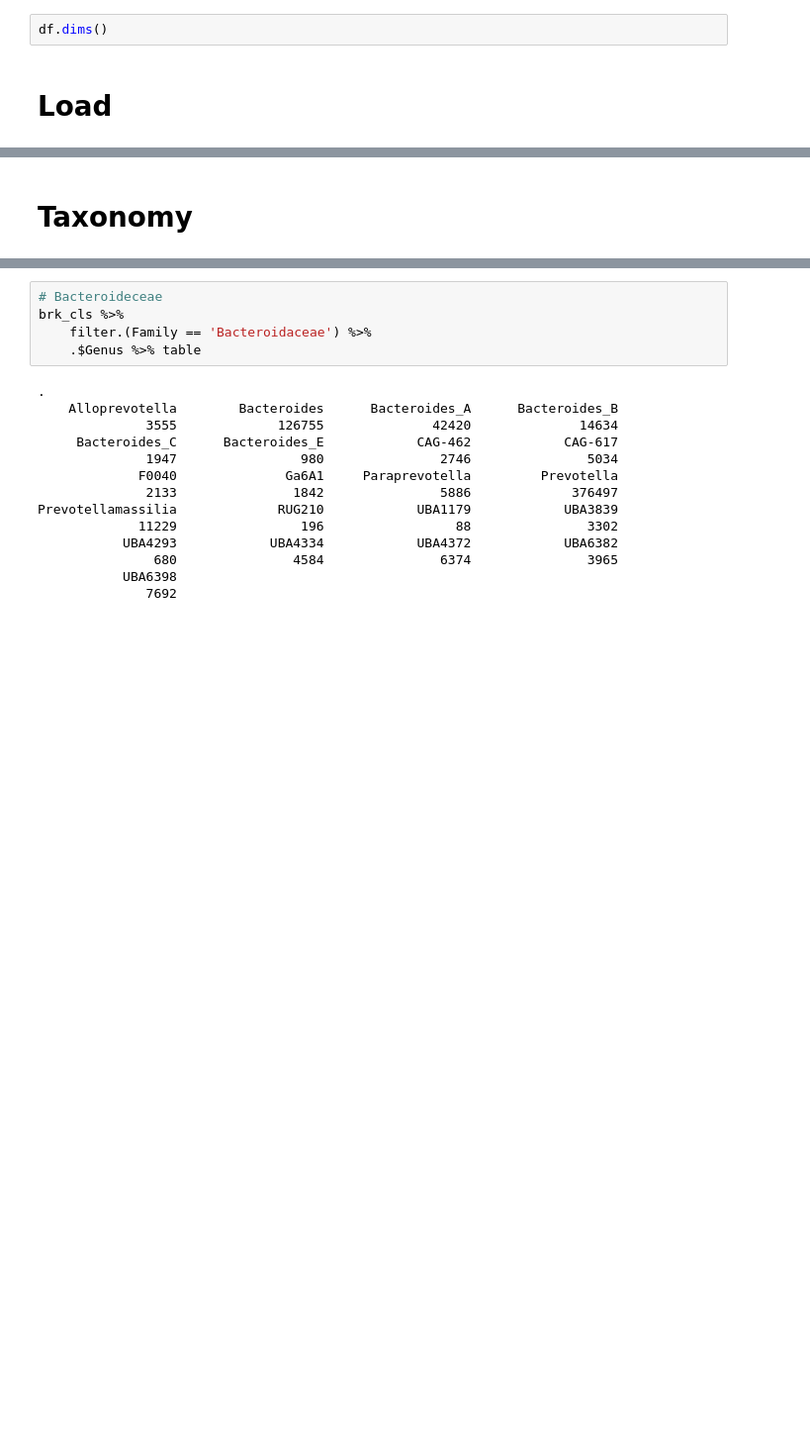
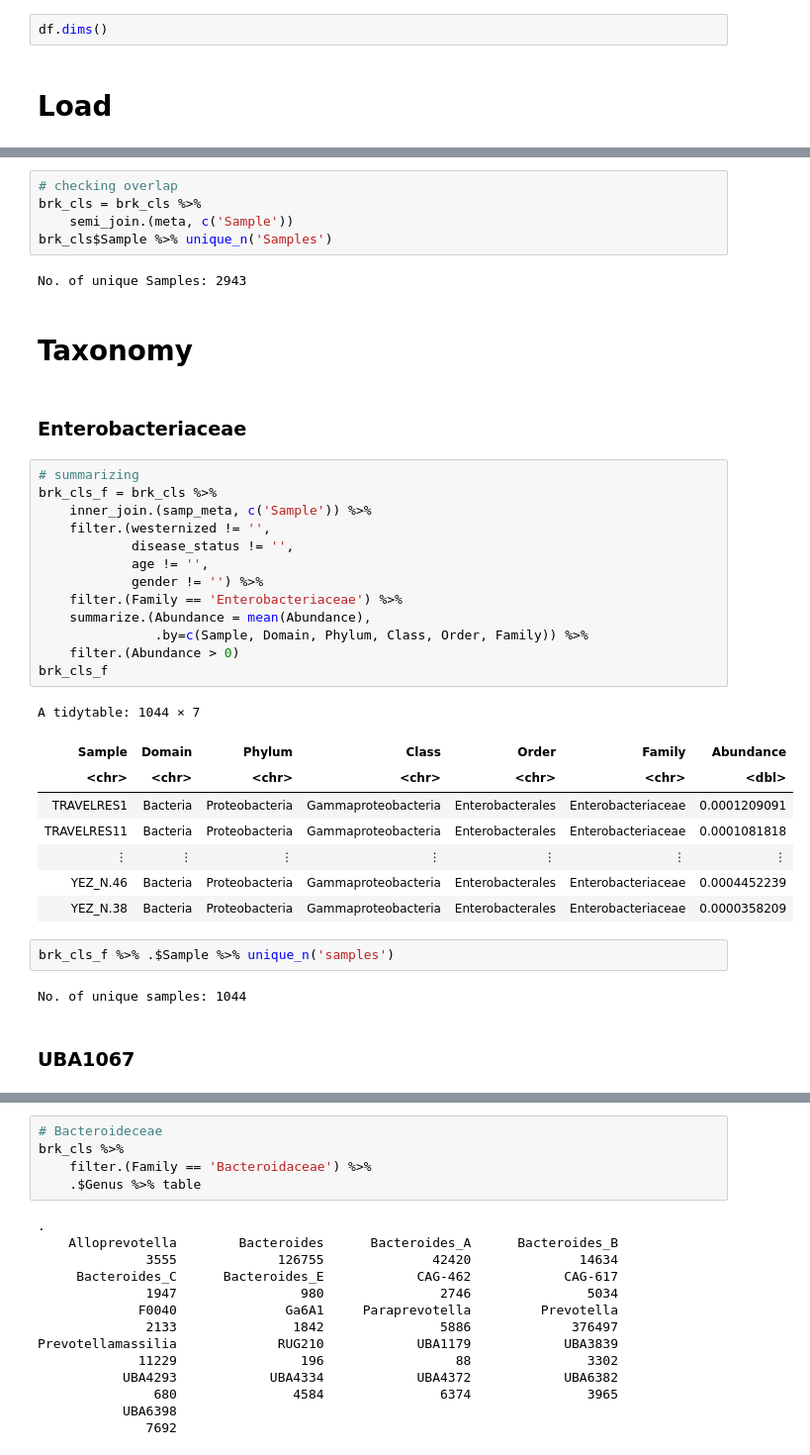
Before and after one commit to leylabmpi/global_metagenome_diversity, a Jupyter notebook: ipynb/01_data_explore/09_taxonomy_explore.ipynb, the cells around one changed output, grey strips where cells are left out. Shown at 99% size. Saved outputs shown, nothing was run; the diff lists cells and outputs as text; blank space fills up the shorter version.

```diff
--- a/ipynb/01_data_explore/09_taxonomy_explore.ipynb
+++ b/ipynb/01_data_explore/09_taxonomy_explore.ipynb
@@ -48,5 +77,42 @@ A tidytable: 4427630 × 13
 | ⋮ | ⋮ | ⋮ | ⋮ | ⋮ | ⋮ | ⋮ | ⋮ | ⋮ | ⋮ | ⋮ | ... |
 | YuJ_2015 | s__Serratia_grimesii | 121568 | S | Bacteria | Proteobacteria | Gammaproteobacteria | Enterobacterales | Enterobacteriaceae | Serratia | Serratia grimesii | ... |
 | YuJ_2015 | s__Bacteroides_A_sp002161565 | 119189 | S | Bacteria | Bacteroidota | Bacteroidia | Bacteroidales | Bacteroidaceae | Bacteroides_A | Bacteroides_A sp002161565 | ... |
+# %%
+# checking overlap
+brk_cls = brk_cls %>%
+    semi_join.(meta, c('Sample'))
+brk_cls$Sample %>% unique_n('Samples')
+# %% [output]
+No. of unique Samples: 2943
 # %% [markdown]
 # Taxonomy
+# %% [markdown]
+### Enterobacteriaceae
+# %%
+# summarizing
+brk_cls_f = brk_cls %>%
+    inner_join.(samp_meta, c('Sample')) %>%
+    filter.(westernized != '',
+            disease_status != '',
+            age != '',
+            gender != '') %>%
+    filter.(Family == 'Enterobacteriaceae') %>%
+    summarize.(Abundance = mean(Abundance),
+               .by=c(Sample, Domain, Phylum, Class, Order, Family)) %>%
+    filter.(Abundance > 0)
+brk_cls_f
+# %% [output]
+A tidytable: 1044 × 7
+| Sample | Domain | Phylum | Class | Order | Family | Abundance |
+| <chr> | <chr> | <chr> | <chr> | <chr> | <chr> | <dbl> |
+| TRAVELRES1 | Bacteria | Proteobacteria | Gammaproteobacteria | Enterobacterales | Enterobacteriaceae | 0.0001209091 |
+| TRAVELRES11 | Bacteria | Proteobacteria | Gammaproteobacteria | Enterobacterales | Enterobacteriaceae | 0.0001081818 |
+| ⋮ | ⋮ | ⋮ | ⋮ | ⋮ | ⋮ | ⋮ |
+| YEZ_N.46 | Bacteria | Proteobacteria | Gammaproteobacteria | Enterobacterales | Enterobacteriaceae | 0.0004452239 |
+| YEZ_N.38 | Bacteria | Proteobacteria | Gammaproteobacteria | Enterobacterales | Enterobacteriaceae | 0.0000358209 |
+# %%
+brk_cls_f %>% .$Sample %>% unique_n('samples')
+# %% [output]
+No. of unique samples: 1044
+# %% [markdown]
+### UBA1067
```
Also changed, not shown: parts of 12 cells of this notebook, 4 other files.
